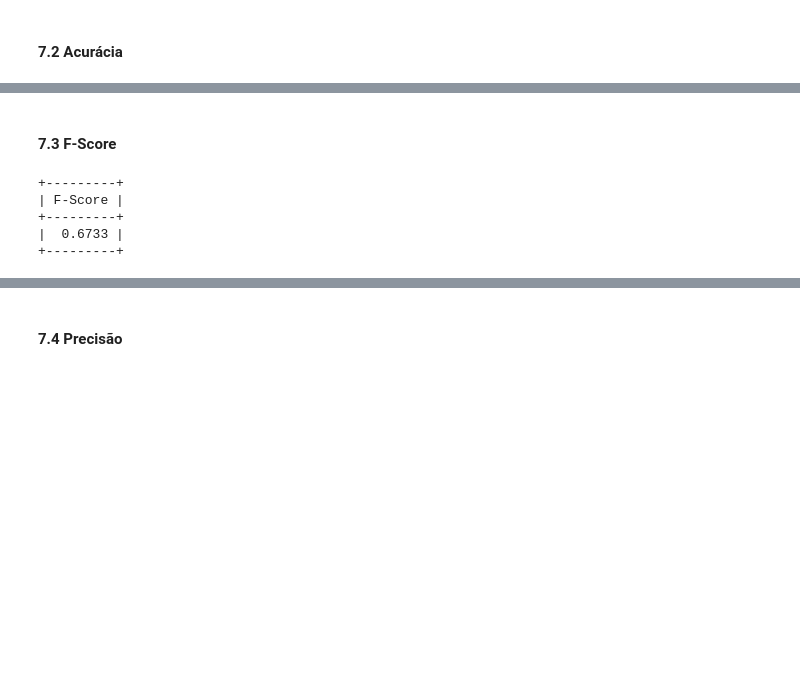
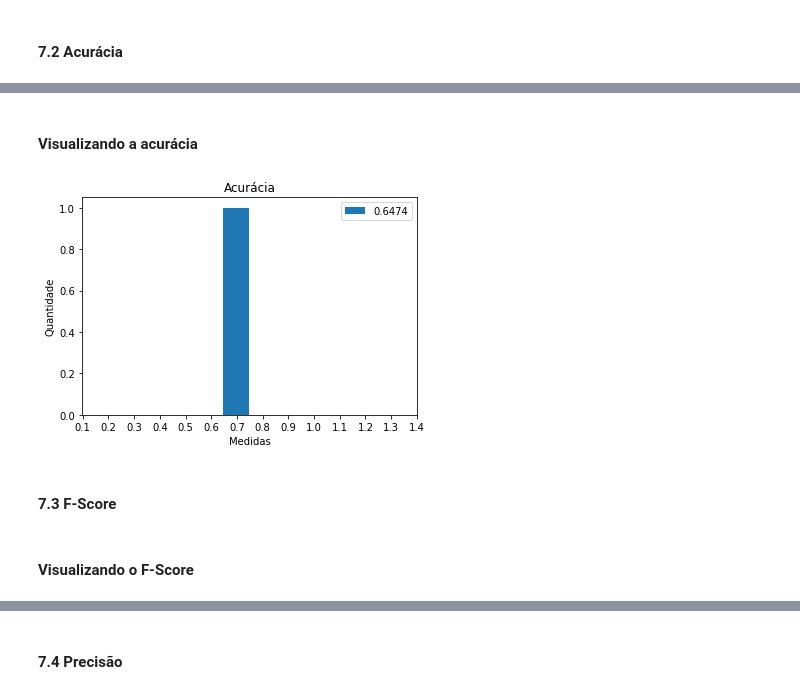
Before and after one commit to elloa-uea/projeto-pratico-3-rna-pp3-team-hard, a Jupyter notebook: notebooks/PP3.3 - Proposição e Avaliação de RNAs.ipynb, the cells around one changed output, grey strips where cells are left out. Saved outputs shown, nothing was run; the diff lists cells and outputs as text; code cells hidden in the pictures; blank space fills up the shorter version.

```diff
--- a/notebooks/PP3.3 - Proposição e Avaliação de RNAs.ipynb
+++ b/notebooks/PP3.3 - Proposição e Avaliação de RNAs.ipynb
@@ -167,4 +150,7 @@ print_tabela(header, X.columns)
 ### 4. Efetue uma partição holdout 70/30 com o sklearn, distribuindo os exemplos de maneira aleatória
 # %% [markdown]
 #### Particionando a base de dados em 70% para treinamento e 30% para teste
+# %%
+def holdout(X, y, shuffle=False):
+    return train_test_split(X, y, test_size=0.30, shuffle=shuffle)
 # %%
@@ -260,11 +249,16 @@ print_tabela(['Acurácia'], [np.round(acuracia, 4)])
+# %% [markdown]
+#### Visualizando a acurácia
+# %%
+plt.hist([acuracia], label=np.round(acuracia, 4))
+plt.title('Acurácia'), plt.xlabel('Medidas'), plt.ylabel('Quantidade')
+plt.xticks(np.arange(0.1, 1.5, 0.1))
+plt.legend()
+plt.show()
+# %% [output]
+[figure, added]
 # %% [markdown]
 #### 7.3 F-Score
 # %%
-fscore = f1_score(y_test, y_pred, average='weighted')
-print_tabela(['F-Score'],[np.round(fscore, 4)])
+fscore = f1_score(y_test, y_pred, average=None)
-# %% [output]
-+---------+
-| F-Score |
-+---------+
-|  0.6733 |
-+---------+
+# %% [markdown]
+#### Visualizando o F-Score
```
Also changed, not shown: parts of 59 cells of this notebook.
